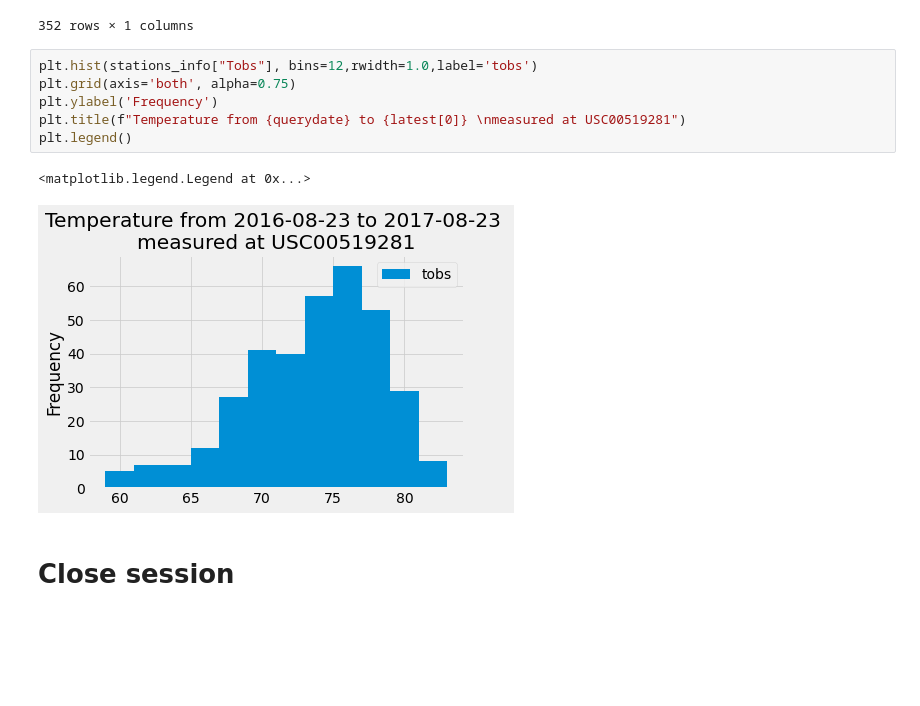
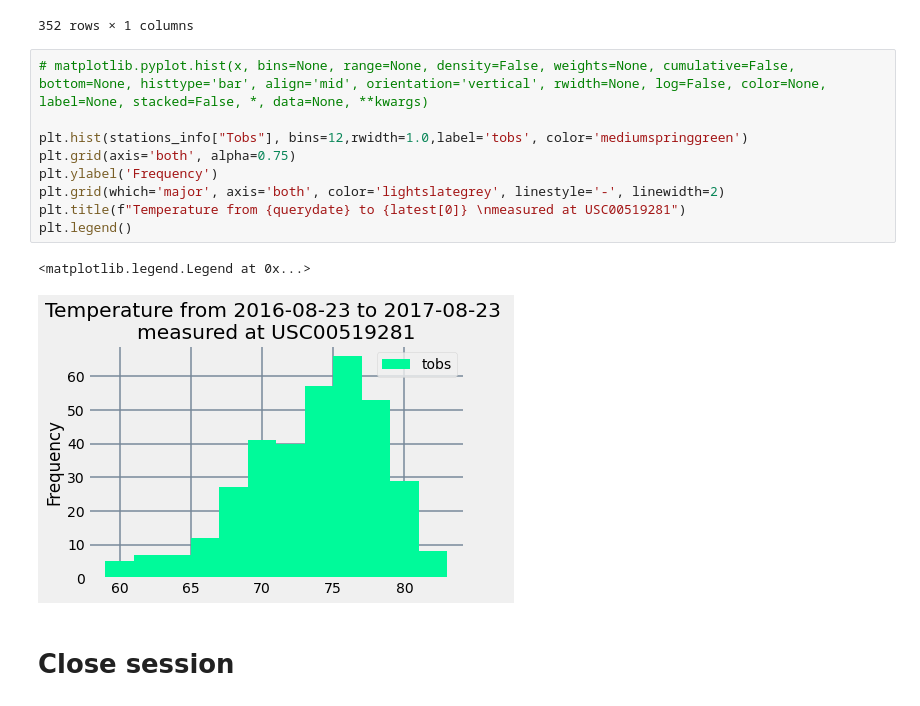
Before and after one commit to Andrewsr220a/Climate-Analysis, a Jupyter notebook: Resources/climate_analysis.ipynb, the cells around one changed output. Saved outputs shown, nothing was run; the diff lists cells and outputs as text; blank space fills up the shorter version.

```diff
--- a/Resources/climate_analysis.ipynb
+++ b/Resources/climate_analysis.ipynb
@@ -219,14 +219,17 @@ stations_info
 | 351 | 79.0 |
 352 rows × 1 columns
 # %%
-plt.hist(stations_info["Tobs"], bins=12,rwidth=1.0,label='tobs')
+# matplotlib.pyplot.hist(x, bins=None, range=None, density=False, weights=None, cumulative=False, bottom=None, histtype='bar', align='mid', orientation='vertical', rwidth=None, log=False, color=None, label=None, stacked=False, *, data=None, **kwargs)
+
+plt.hist(stations_info["Tobs"], bins=12,rwidth=1.0,label='tobs', color='mediumspringgreen')
 plt.grid(axis='both', alpha=0.75)
 plt.ylabel('Frequency')
+plt.grid(which='major', axis='both', color='lightslategrey', linestyle='-', linewidth=2)
 plt.title(f"Temperature from {querydate} to {latest[0]} \nmeasured at USC00519281")
 plt.legend()
 # %% [output]
 <matplotlib.legend.Legend at 0x...>
-[figure, old version]
+[figure, new version]
 # %% [markdown]
 # Close session
 # %%
```
